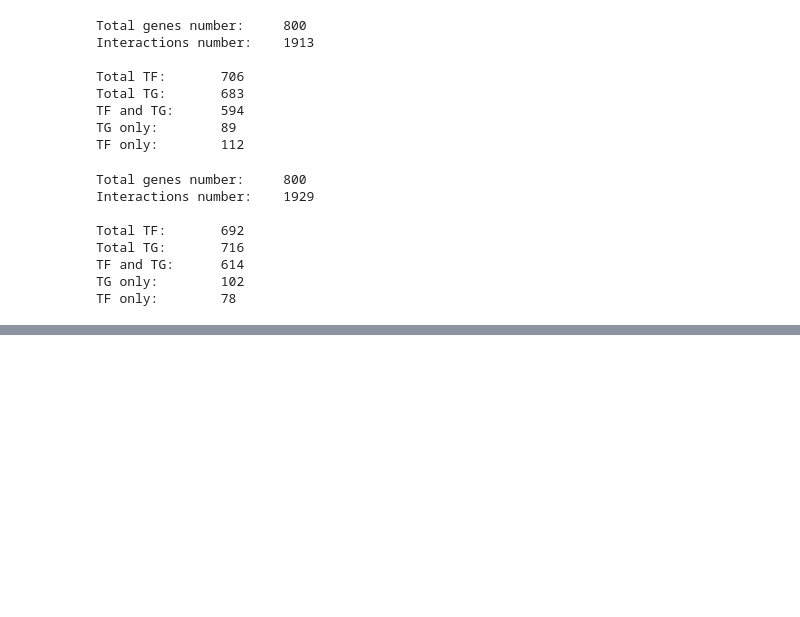
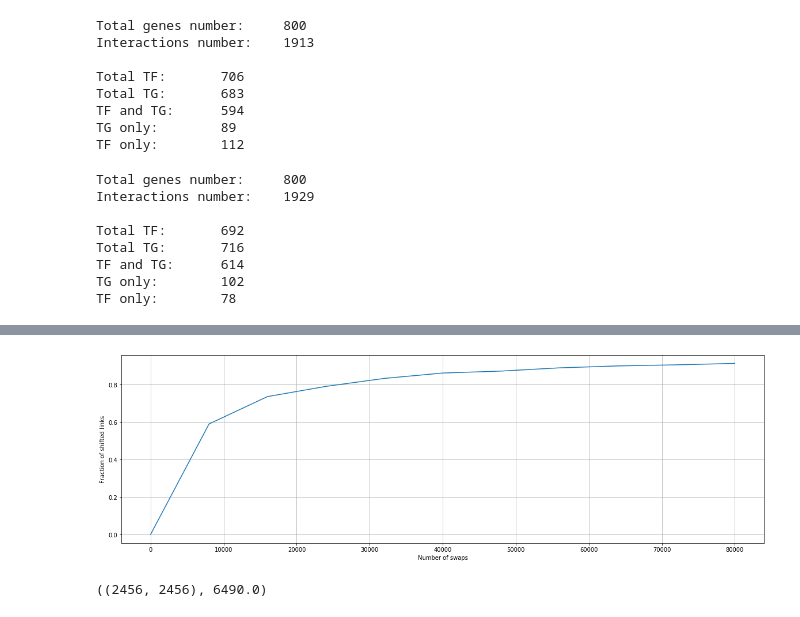
Before and after one commit to ovavulov/bionetworks, a Jupyter notebook: 1_network_construction.ipynb, the cells around one changed output, grey strips where cells are left out. Drawn from its saved outputs; the diff is of its cells as text; code cells hidden in the pictures; blank space fills up the shorter version.

```diff
--- a/1_network_construction.ipynb
+++ b/1_network_construction.ipynb
@@ -248,0 +338,14 @@ TF only:        78
+# %%
+noise_list = np.linspace(0, 80000, 11).astype(int)
+score_list = []
+for noise in tqdm(noise_list):
+    shuffled_matrix = f.get_shuffled_matrix(interaction_matrix, noise)
+    score_list.append(1-f.corruption_score(interaction_matrix, shuffled_matrix))
+# %%
+plt.figure(figsize=(20, 6))
+plt.grid()
+plt.ylabel("Fraction of shifted links")
+plt.xlabel("Number of swaps")
+plt.plot(noise_list, score_list);
+# %% [output]
+[figure, added]
@@ -248,0 +354,4 @@ TF only:        78
+# %%
+interaction_matrix.shape, interaction_matrix.sum()
+# %% [output]
+((2456, 2456), 6490.0)
```
Also changed, not shown: parts of 21 cells of this notebook, 41 other files.
